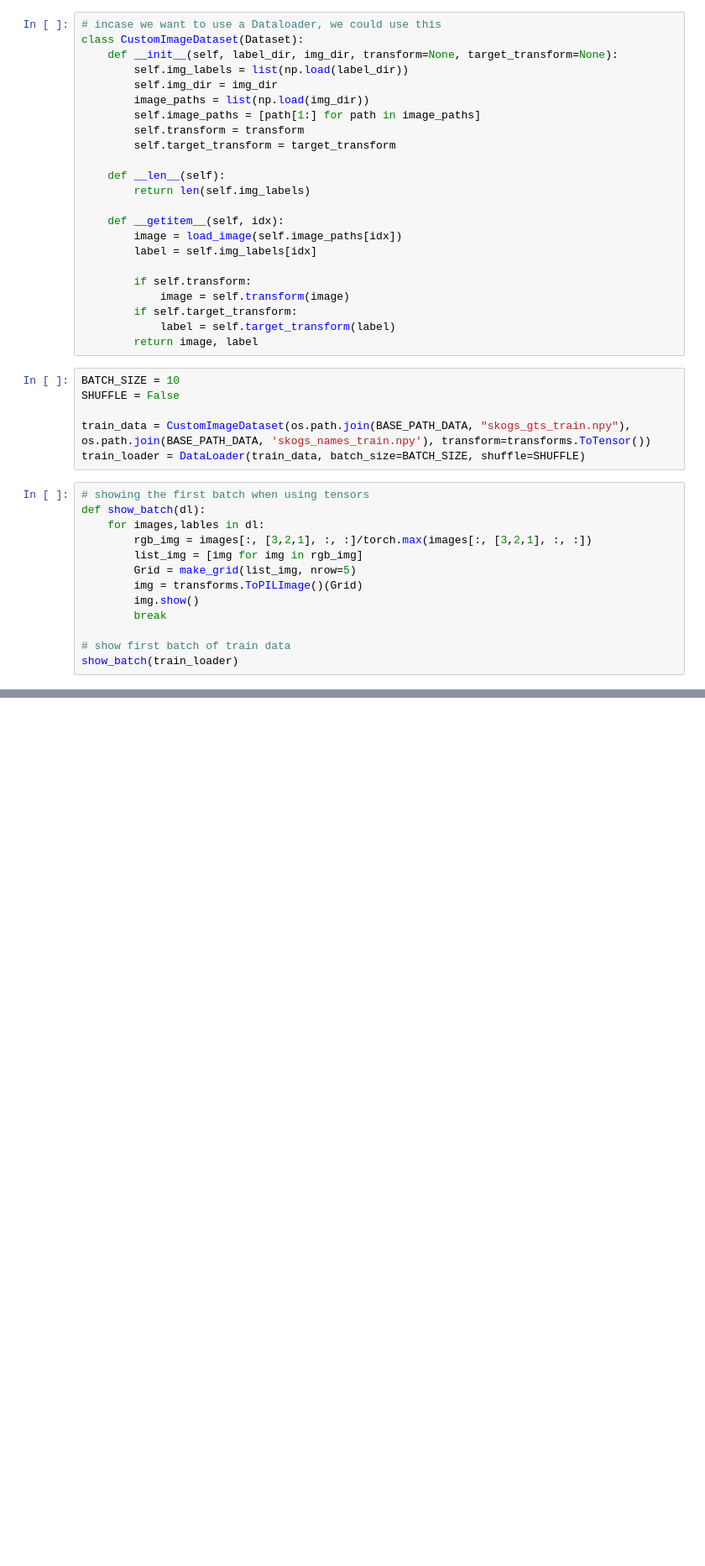
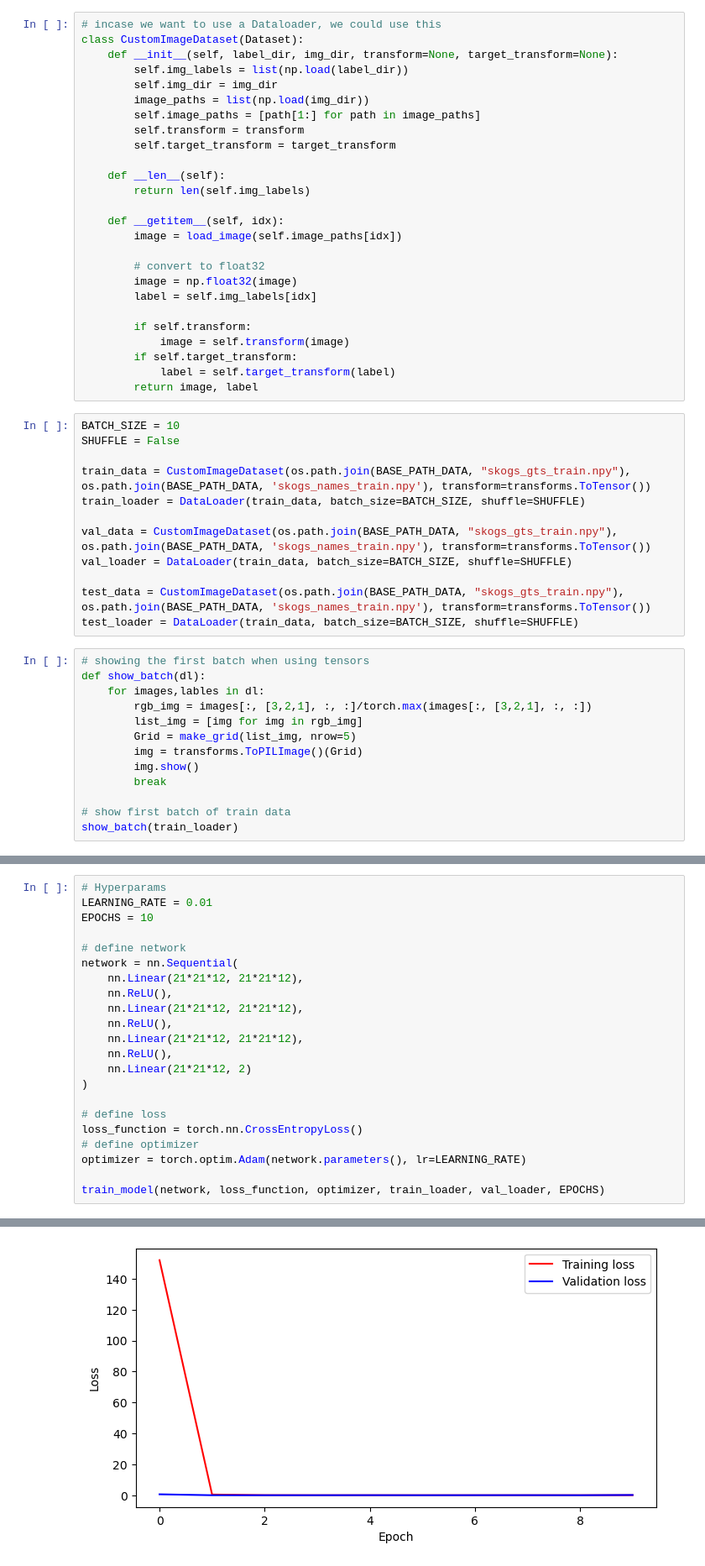
Before and after one commit to Kyrne/D7046E-Project, a Jupyter notebook: test.ipynb, the cells around one changed output, grey strips where cells are left out. Shown at 84% size. Cells and saved outputs as stored; diff of their text form; blank space fills up the shorter version.

Commit message:
added training method

```diff
--- a/test.ipynb
+++ b/test.ipynb
@@ -122,6 +129,9 @@ class CustomImageDataset(Dataset):
 
     def __getitem__(self, idx):
         image = load_image(self.image_paths[idx])
+
+        # convert to float32
+        image = np.float32(image)
         label = self.img_labels[idx]
 
         if self.transform:
@@ -135,6 +145,12 @@ SHUFFLE = False
 
 train_data = CustomImageDataset(os.path.join(BASE_PATH_DATA, "skogs_gts_train.npy"), os.path.join(BASE_PATH_DATA, 'skogs_names_train.npy'), transform=transforms.ToTensor())
 train_loader = DataLoader(train_data, batch_size=BATCH_SIZE, shuffle=SHUFFLE)
+
+val_data = CustomImageDataset(os.path.join(BASE_PATH_DATA, "skogs_gts_train.npy"), os.path.join(BASE_PATH_DATA, 'skogs_names_train.npy'), transform=transforms.ToTensor())
+val_loader = DataLoader(train_data, batch_size=BATCH_SIZE, shuffle=SHUFFLE)
+
+test_data = CustomImageDataset(os.path.join(BASE_PATH_DATA, "skogs_gts_train.npy"), os.path.join(BASE_PATH_DATA, 'skogs_names_train.npy'), transform=transforms.ToTensor())
+test_loader = DataLoader(train_data, batch_size=BATCH_SIZE, shuffle=SHUFFLE)
 # %%
 # showing the first batch when using tensors
 def show_batch(dl):
@@ -150,0 +272,23 @@ show_batch(train_loader)
+# %%
+# Hyperparams
+LEARNING_RATE = 0.01
+EPOCHS = 10
+
+# define network
+network = nn.Sequential(
+    nn.Linear(21*21*12, 21*21*12),
+    nn.ReLU(),
+    nn.Linear(21*21*12, 21*21*12),
+    nn.ReLU(),
+    nn.Linear(21*21*12, 21*21*12),
+    nn.ReLU(),
+    nn.Linear(21*21*12, 2)
+)
+
+# define loss
+loss_function = torch.nn.CrossEntropyLoss()
+# define optimizer
+optimizer = torch.optim.Adam(network.parameters(), lr=LEARNING_RATE)
+
+train_model(network, loss_function, optimizer, train_loader, val_loader, EPOCHS)
+# %% [output]
@@ -150,0 +312 @@ show_batch(train_loader)
+[figure, added]
```
Also changed, not shown: parts of 4 cells of this notebook.
